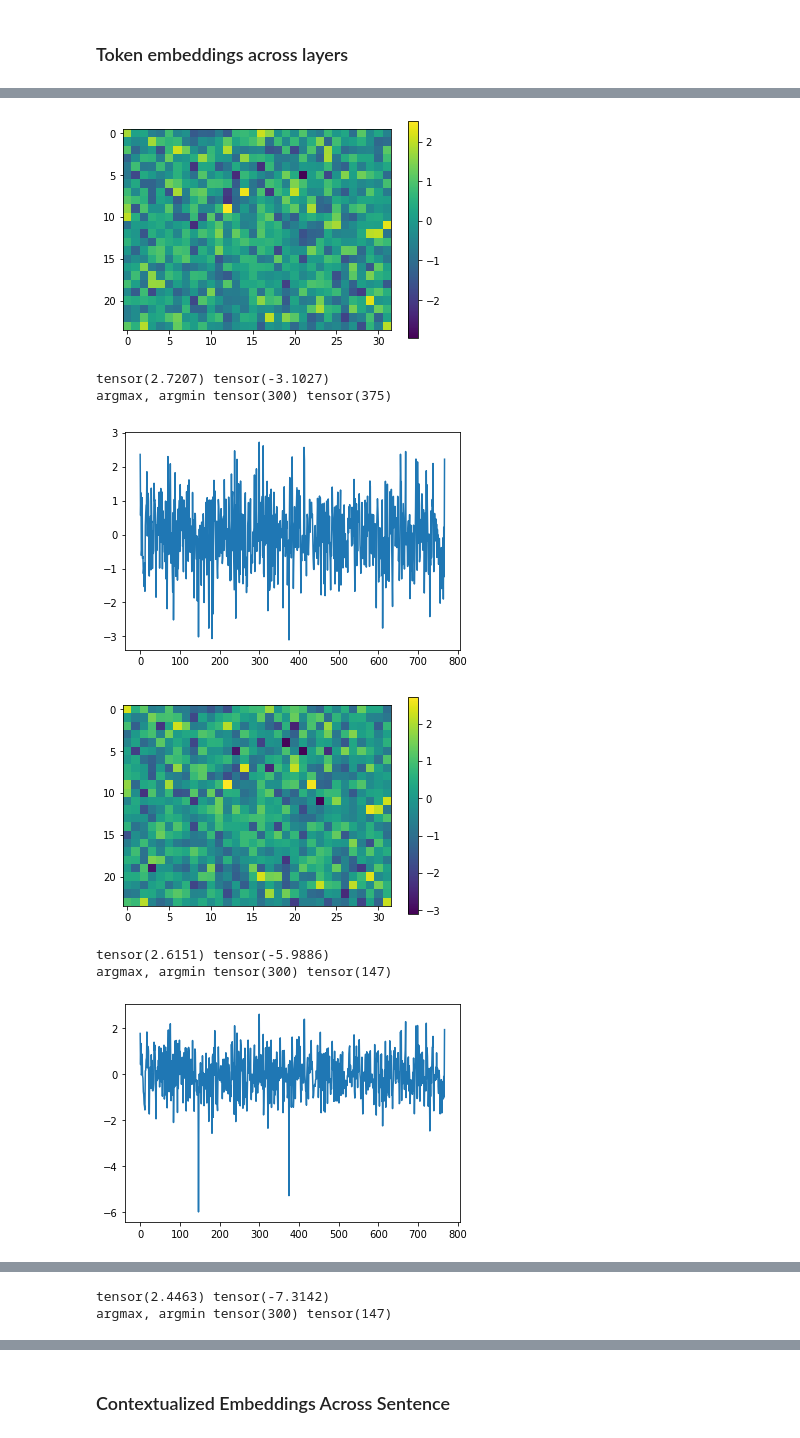
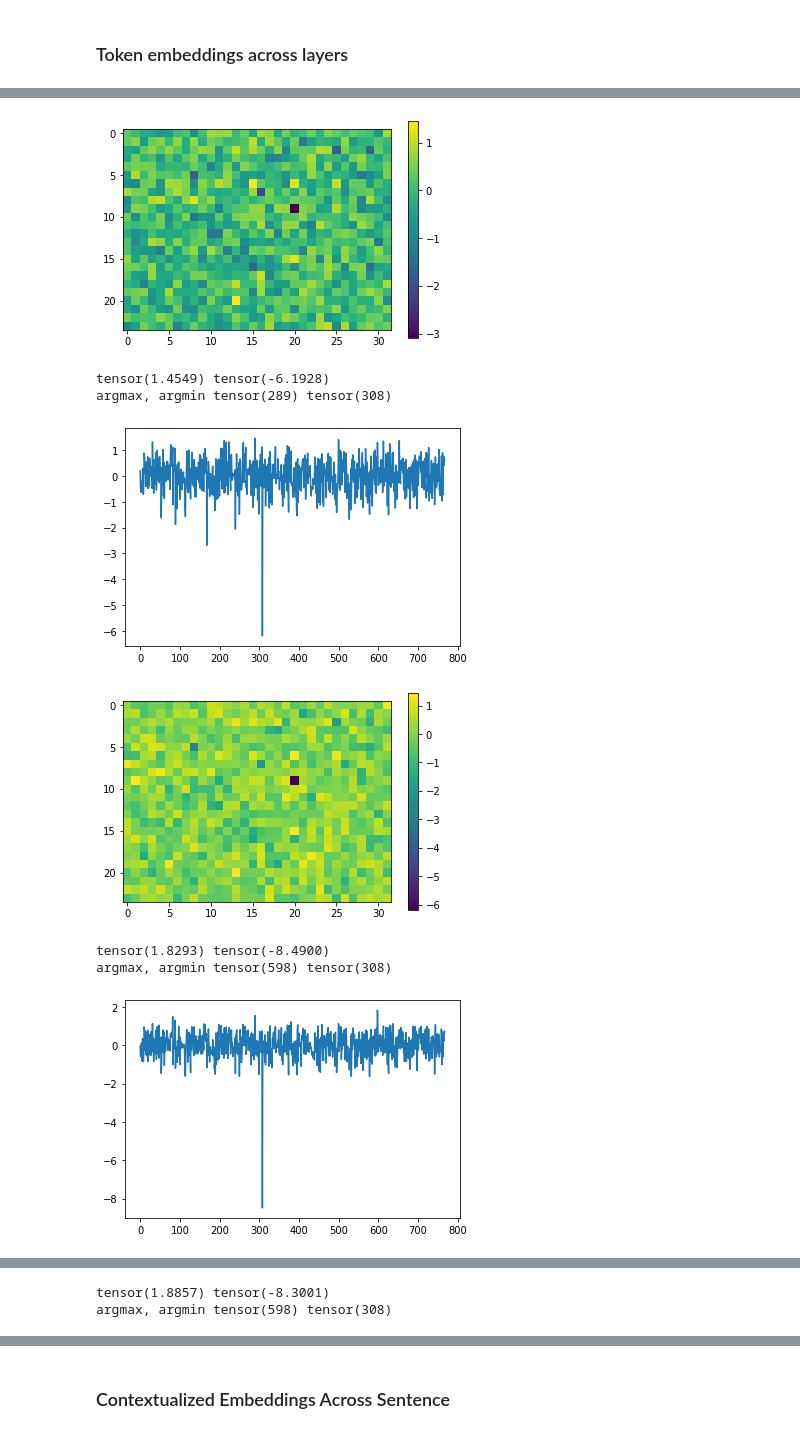
Before and after one commit to sergicastellasape/transformers, a Jupyter notebook: SciBert-playground-2.ipynb, the cells around one changed output, grey strips where cells are left out. Saved outputs shown, nothing was run; the diff lists cells and outputs as text; code cells hidden in the pictures.

```diff
--- a/SciBert-playground-2.ipynb
+++ b/SciBert-playground-2.ipynb
@@ -395,8 +395,8 @@ We can also visualize the embedding at every layer, to do a visual inspection of
 # %%
 #### SEE TOKEN EMBEDDING ACROSS LAYERS ####
 
-sentence = scibert_sentences[13]
-#sentence = bert_sentences[13]
+#sentence = scibert_sentences[13]
+sentence = bert_sentences[13]
 #sentence = TransformerSentence("With its public hearings over, the House Intelligence Committee plans to move forward without testimony by some of the key players in the Ukraine drama.",
 #                              model=SciBertModel,
 #                              tokenizer=SciBertTokenizer)
@@ -418,8 +418,8 @@ argmax, argmin tensor(300) tensor(181)
-[figure, old version]
+[figure, new version]
-tensor(2.7207) tensor(-3.1027)
-argmax, argmin tensor(300) tensor(375)
+tensor(1.4549) tensor(-6.1928)
+argmax, argmin tensor(289) tensor(308)
-[figure, old version]
+[figure, new version]
-[figure, old version]
+[figure, new version]
-tensor(2.6151) tensor(-5.9886)
-argmax, argmin tensor(300) tensor(147)
+tensor(1.8293) tensor(-8.4900)
+argmax, argmin tensor(598) tensor(308)
-[figure, old version]
+[figure, new version]
@@ -427,2 +427,2 @@ argmax, argmin tensor(300) tensor(147)
-tensor(2.4463) tensor(-7.3142)
-argmax, argmin tensor(300) tensor(147)
+tensor(1.8857) tensor(-8.3001)
+argmax, argmin tensor(598) tensor(308)
```
Also changed, not shown: parts of 11 cells of this notebook.
